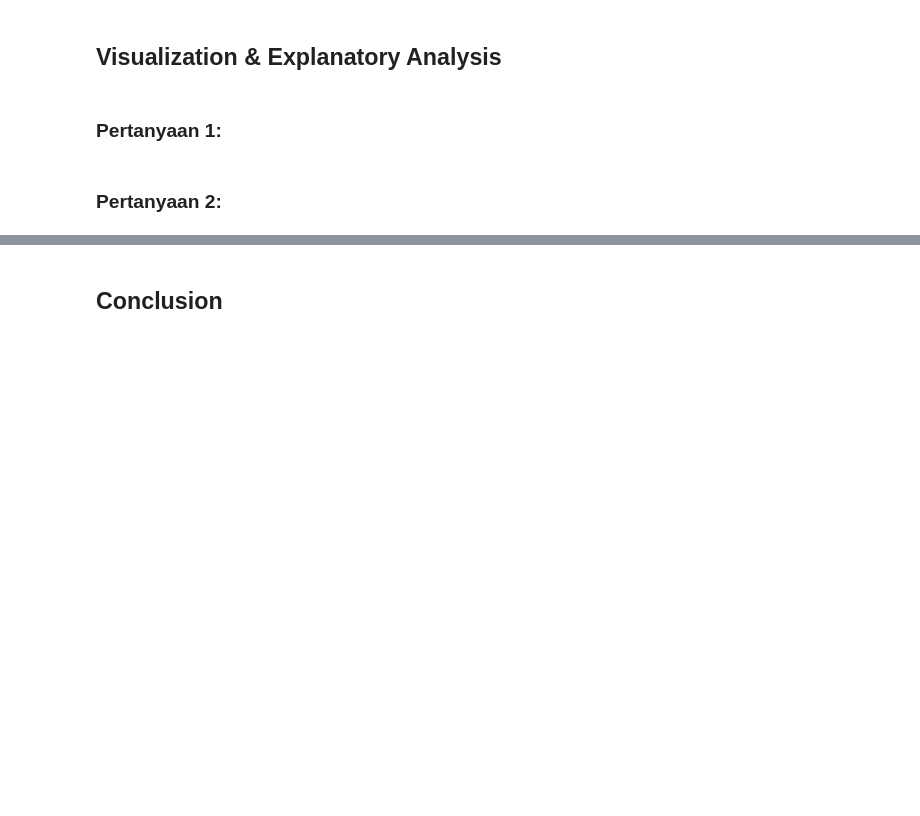
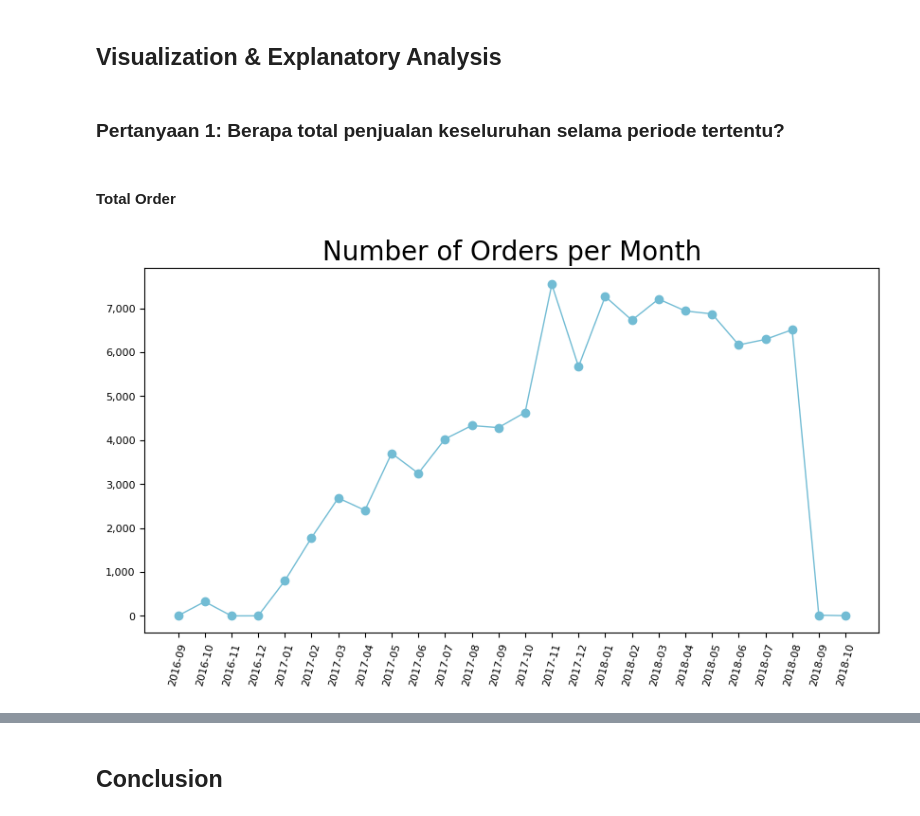
Before and after one commit to egsudotnet/submission_data_analisis, a Jupyter notebook: main.ipynb, the cells around one changed output, grey strips where cells are left out. Cells and saved outputs as stored; diff of their text form; code cells hidden in the pictures; blank space fills up the shorter version.

```diff
--- a/main.ipynb
+++ b/main.ipynb
@@ -154,0 +495,2 @@ customers_df.duplicated().sum()
+# %%
+order_reviews_df.review_comment_message.fillna(value="review_comment_message", inplace=True)
@@ -154,0 +533,5 @@ customers_df.duplicated().sum()
+# %%
+datetime_columns = ["review_creation_date", "review_answer_timestamp"]
+
+for column in datetime_columns:
+  order_reviews_df[column] = pd.to_datetime(order_reviews_df[column])
@@ -154,0 +570,5 @@ customers_df.duplicated().sum()
+# %%
+datetime_columns = ["order_purchase_timestamp", "order_approved_at", "order_delivered_carrier_date", "order_delivered_customer_date", "order_estimated_delivery_date"]
+
+for column in datetime_columns:
+  orders_df[column] = pd.to_datetime(orders_df[column])
@@ -158,0 +638,12 @@ customers_df.duplicated().sum()
+# %%
+monthly_orders_df = orders_payments_customers_df.resample(rule='M', on='order_purchase_timestamp').agg({
+    "order_id": "nunique",
+    "payment_value": "sum"
+})
+monthly_orders_df.index = monthly_orders_df.index.strftime('%Y-%m')
+monthly_orders_df = monthly_orders_df.reset_index()
+monthly_orders_df.rename(columns={
+    "order_id": "order_count",
+    "payment_value": "revenue"
+}, inplace=True)
+monthly_orders_df.head(100)
@@ -159,6 +776,24 @@ customers_df.duplicated().sum()
 # %% [markdown]
 ## Visualization & Explanatory Analysis
 # %% [markdown]
-### Pertanyaan 1:
+### Pertanyaan 1: Berapa total penjualan keseluruhan selama periode tertentu?
-# %% [markdown]
-### Pertanyaan 2:
+# %% [markdown]
+#### Total Order
+# %%
+def format_func(value, tick_number):
+    formatted_value = "{:,.0f}".format(value)
+    return formatted_value
+
+plt.figure(figsize=(10, 5))
+plt.plot(monthly_orders_df["order_purchase_timestamp"], monthly_orders_df["order_count"], marker='o', linewidth=1, color="#72BCD4")
+plt.title("Number of Orders per Month", loc="center", fontsize=20)
+plt.xticks(fontsize=8, rotation=75)
+plt.yticks(fontsize=8)
+
+# Use ScalarFormatter to format y-axis labels as regular decimal numbers
+plt.gca().get_yaxis().set_major_formatter(ScalarFormatter(useMathText=False))
+plt.gca().yaxis.set_major_formatter(plt.FuncFormatter(format_func))
+
+plt.show()
+# %% [output]
+[figure, added]
```
Also changed, not shown: parts of 82 cells of this notebook, 6 other files.
